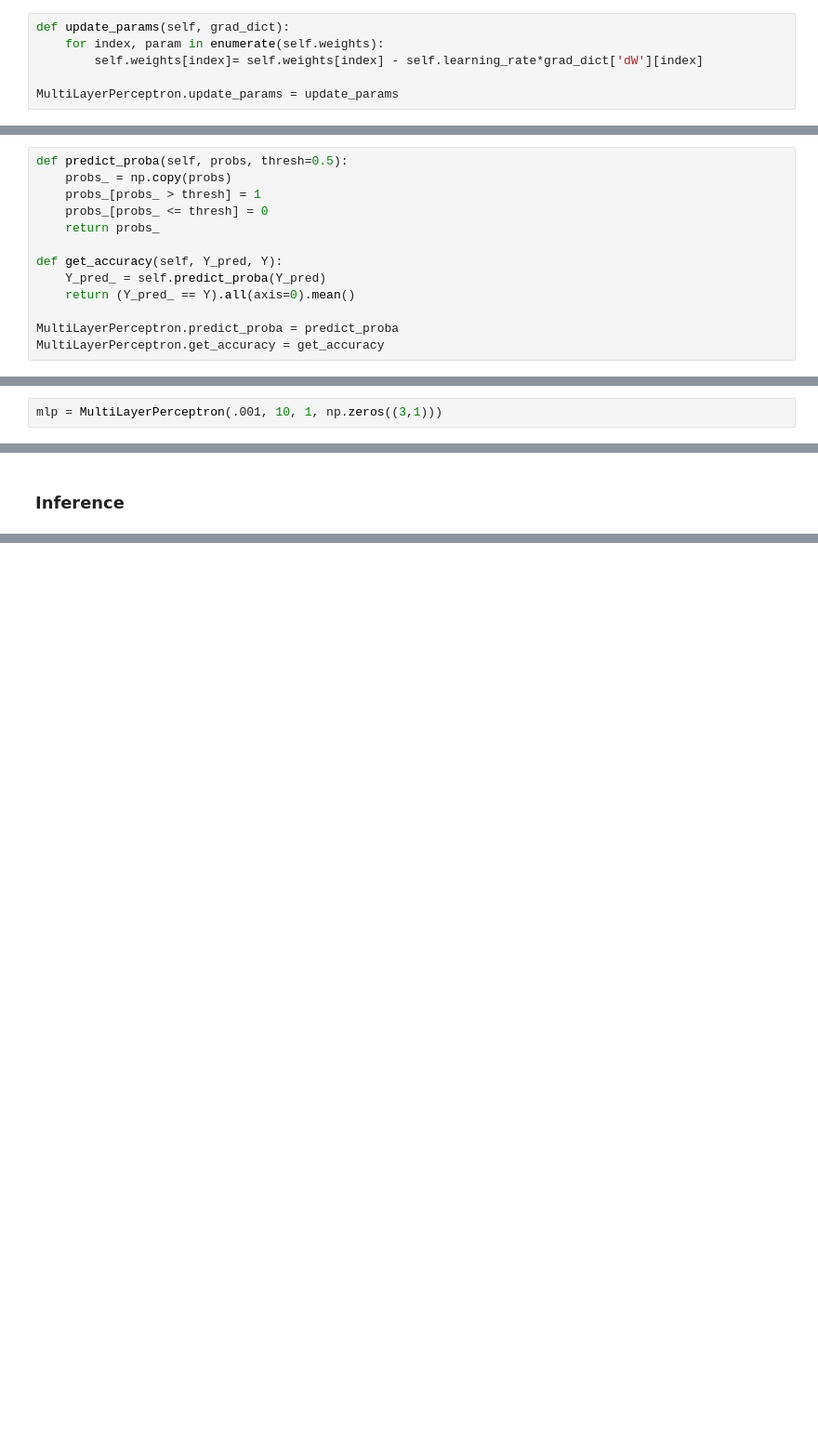
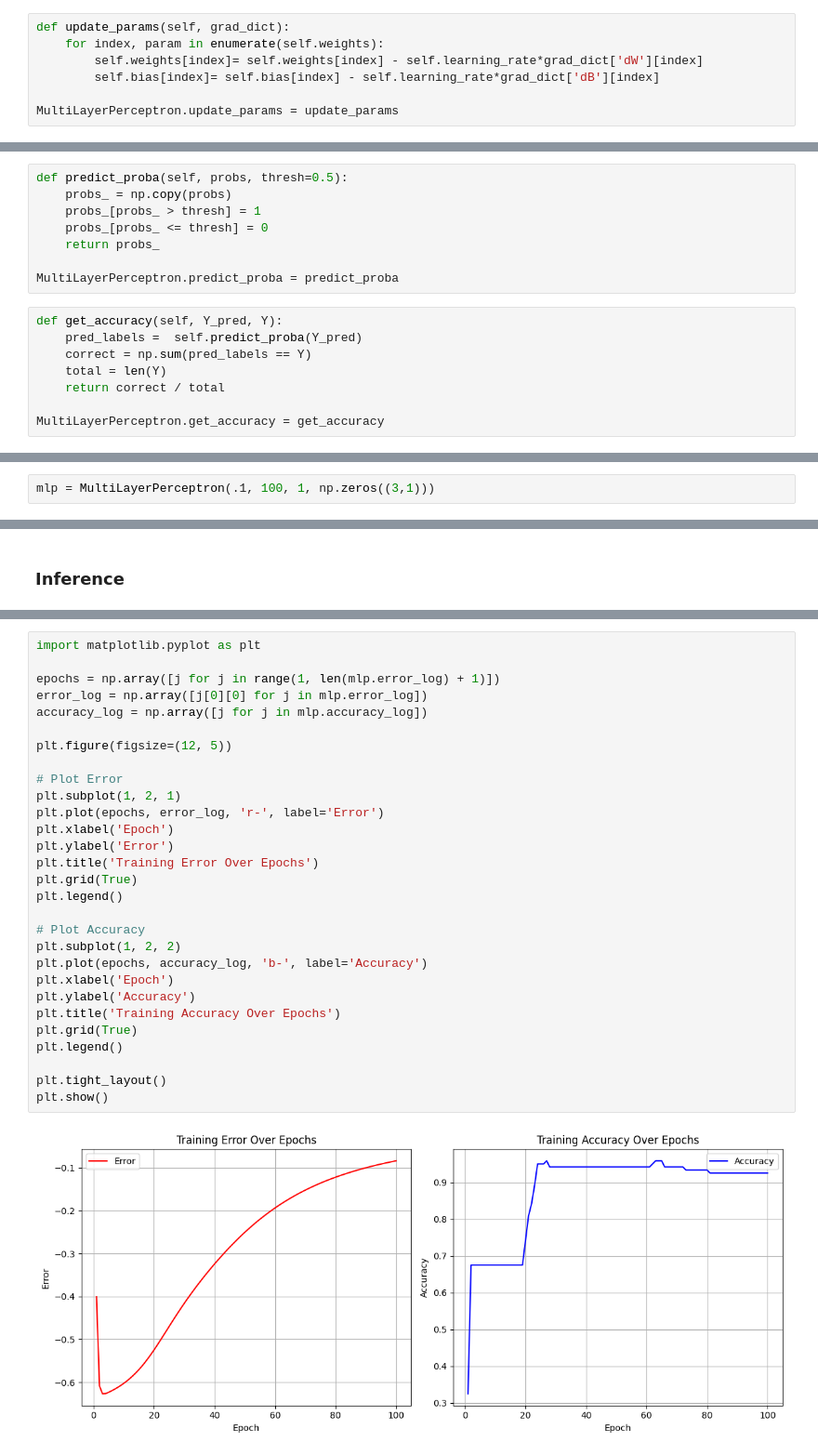
Before and after one commit to shivam9400/data_science, a Jupyter notebook: Deep_Learning/perceptron_implementation/mlp-from-scratch.ipynb, the cells around one changed output, grey strips where cells are left out. Shown at 93% size. Saved outputs shown, nothing was run; the diff lists cells and outputs as text; blank space fills up the shorter version.

```diff
--- a/Deep_Learning/perceptron_implementation/mlp-from-scratch.ipynb
+++ b/Deep_Learning/perceptron_implementation/mlp-from-scratch.ipynb
@@ -133,6 +134,7 @@ MultiLayerPerceptron.backward_pass = backward_pass
 def update_params(self, grad_dict):
     for index, param in enumerate(self.weights):
         self.weights[index]= self.weights[index] - self.learning_rate*grad_dict['dW'][index]
+        self.bias[index]= self.bias[index] - self.learning_rate*grad_dict['dB'][index]
 
 MultiLayerPerceptron.update_params = update_params
 # %%
@@ -220,12 +229,15 @@ def predict_proba(self, probs, thresh=0.5):
     probs_[probs_ <= thresh] = 0
     return probs_
 
-def get_accuracy(self, Y_pred, Y):
-    Y_pred_ = self.predict_proba(Y_pred)
-    return (Y_pred_ == Y).all(axis=0).mean()
-
 MultiLayerPerceptron.predict_proba = predict_proba
-MultiLayerPerceptron.get_accuracy = get_accuracy
+# %%
+def get_accuracy(self, Y_pred, Y):
+    pred_labels =  self.predict_proba(Y_pred)
+    correct = np.sum(pred_labels == Y)
+    total = len(Y)
+    return correct / total
+
+MultiLayerPerceptron.get_accuracy = get_accuracy
 # %% [markdown]
 ### Loading Dataset
 # %%
@@ -249,7 +261,7 @@ X_train.shape, y_train.shape
 # %% [markdown]
 ### Training
 # %%
-mlp = MultiLayerPerceptron(.001, 10, 1, np.zeros((3,1)))
+mlp = MultiLayerPerceptron(.1, 100, 1, np.zeros((3,1)))
 # %%
 mlp.fit(X_train, y_train)
 # %% [output]
@@ -278,0 +307,31 @@ mlp.get_accuracy(mlp.predict(X_train), y_train)
+# %%
+import matplotlib.pyplot as plt
+
+epochs = np.array([j for j in range(1, len(mlp.error_log) + 1)])
+error_log = np.array([j[0][0] for j in mlp.error_log])
+accuracy_log = np.array([j for j in mlp.accuracy_log])
+
+plt.figure(figsize=(12, 5))
+
+# Plot Error
+plt.subplot(1, 2, 1)
+plt.plot(epochs, error_log, 'r-', label='Error')
+plt.xlabel('Epoch')
+plt.ylabel('Error')
+plt.title('Training Error Over Epochs')
+plt.grid(True)
+plt.legend()
+
+# Plot Accuracy
+plt.subplot(1, 2, 2)
+plt.plot(epochs, accuracy_log, 'b-', label='Accuracy')
+plt.xlabel('Epoch')
+plt.ylabel('Accuracy')
+plt.title('Training Accuracy Over Epochs')
+plt.grid(True)
+plt.legend()
+
+plt.tight_layout()
+plt.show()
+# %% [output]
+[figure, added]
```
Also changed, not shown: parts of 7 cells of this notebook, 1 other file.
